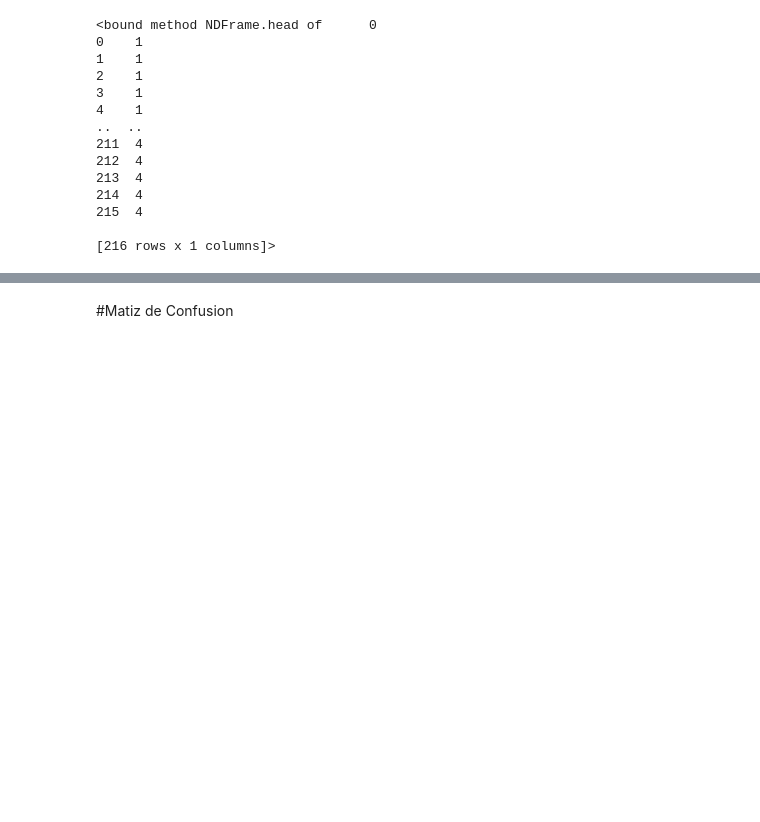
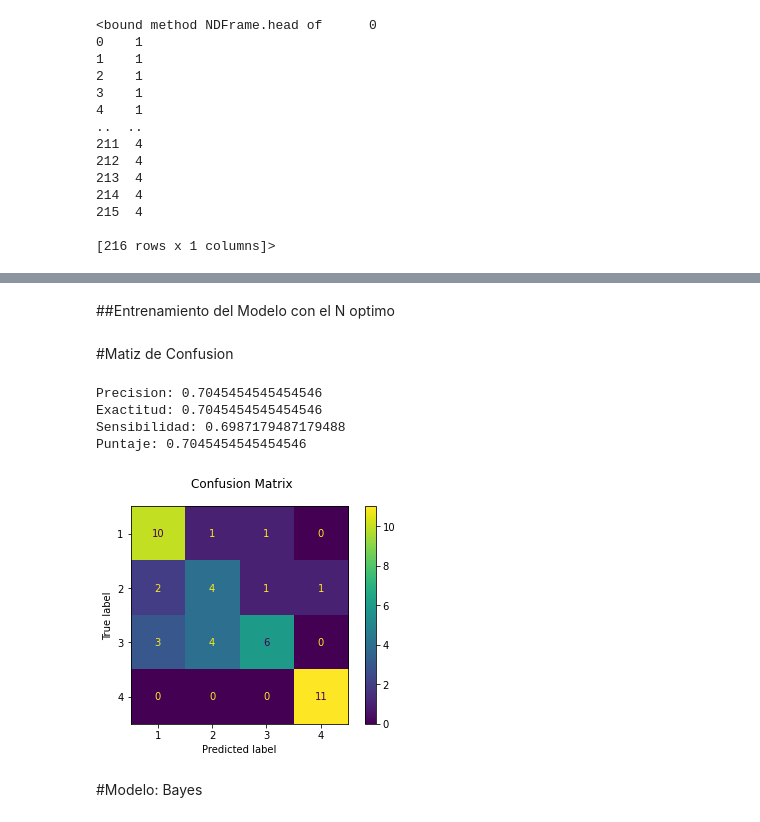
Before and after one commit to ValentinBarco/ValentinBarco, a Jupyter notebook: Proyecto_Fina;.ipynb, the cells around one changed output, grey strips where cells are left out. Cells and saved outputs as stored; diff of their text form; code cells hidden in the pictures; blank space fills up the shorter version.

```diff
--- a/Proyecto_Fina;.ipynb
+++ b/Proyecto_Fina;.ipynb
@@ -132,2 +154,40 @@ KNeighborsClassifier(algorithm='auto', leaf_size=30, metric='minkowski',
+# %% [markdown]
+##Entrenamiento del Modelo con el N optimo
+# %%
+## Como podemos notar el modelo tiene mas presicion con n = 5
+
+X_train, X_test, y_train, y_test = train_test_split(Dataset, target, test_size=0.2, random_state=3)
+
+Kvecinos = neighbors.KNeighborsClassifier(n_neighbors=5)
+Kvecinos.fit(X_train, y_train)
+
+y_pred = Kvecinos.predict(X_test)
 # %% [markdown]
 #Matiz de Confusion
+# %%
+disp = metrics.plot_confusion_matrix(Kvecinos, X_test, y_test)
+disp.figure_.suptitle("Confusion Matrix");
+
+
+
+from sklearn.metrics import precision_score
+from sklearn.metrics import accuracy_score
+from sklearn.metrics import recall_score
+from sklearn.metrics import f1_score
+
+Precision = precision_score(y_test, y_pred, average='micro')
+Exactitud = accuracy_score(y_test,y_pred)
+Sensibilidad = recall_score(y_test,y_pred,average='macro')
+Puntaje = f1_score(y_test,y_pred,average = 'micro')
+print('Precision: '+ str(Precision))
+print('Exactitud: '+ str(Exactitud))
+print('Sensibilidad: '+ str(Sensibilidad))
+print('Puntaje: '+ str(Puntaje))
+# %% [output]
+Precision: 0.7045454545454546
+Exactitud: 0.7045454545454546
+Sensibilidad: 0.6987179487179488
+Puntaje: 0.7045454545454546
+[figure, added]
+# %% [markdown]
+#Modelo: Bayes
```
Also changed, not shown: parts of 26 cells of this notebook.
